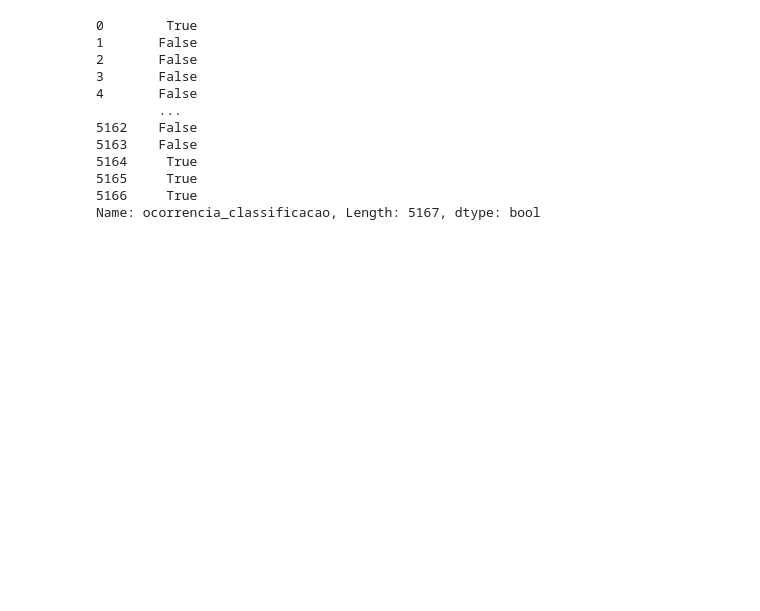
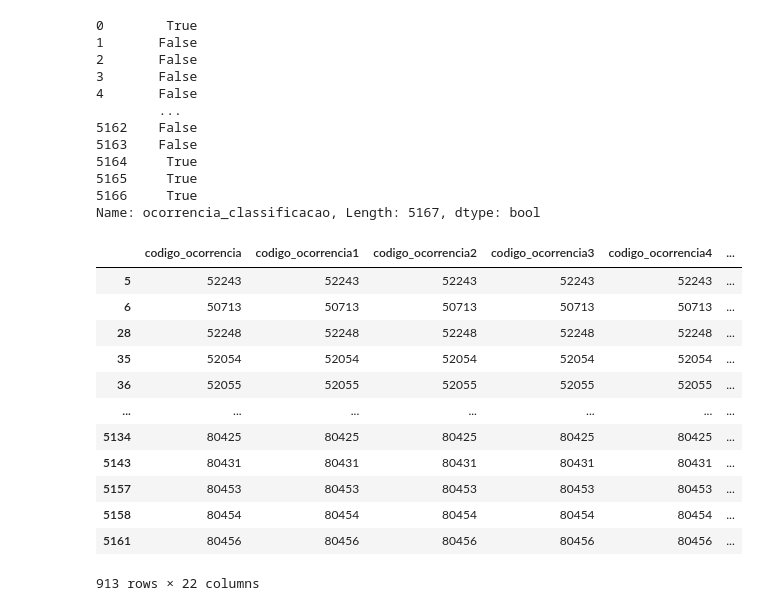
Before and after one commit to Hugox96/Estudos_Python, a Jupyter notebook: Panda_Curso/Pandas_Aula5.ipynb, the cells around one changed output. Cells and saved outputs as stored; diff of their text form; code cells hidden in the pictures; blank space fills up the shorter version.

```diff
--- a/Panda_Curso/Pandas_Aula5.ipynb
+++ b/Panda_Curso/Pandas_Aula5.ipynb
@@ -122,3 +122,21 @@ print(filtro_isin)
 5165     True
 5166     True
 Name: ocorrencia_classificacao, Length: 5167, dtype: bool
+# %%
+filtro_isin = arquivo.ocorrencia_classificacao.isin(["INCIDENTE GRAVE", "INCIDENTE"])
+filtro_cidade = arquivo.ocorrencia_uf == "SP"
+arquivo.loc[filtro_isin & filtro_cidade]
+# %% [output]
+|  | codigo_ocorrencia | codigo_ocorrencia1 | codigo_ocorrencia2 | codigo_ocorrencia3 | codigo_ocorrencia4 | ... |
+| 5 | 52243 | 52243 | 52243 | 52243 | 52243 | ... |
+| 6 | 50713 | 50713 | 50713 | 50713 | 50713 | ... |
+| 28 | 52248 | 52248 | 52248 | 52248 | 52248 | ... |
+| 35 | 52054 | 52054 | 52054 | 52054 | 52054 | ... |
+| 36 | 52055 | 52055 | 52055 | 52055 | 52055 | ... |
+| ... | ... | ... | ... | ... | ... | ... |
+| 5134 | 80425 | 80425 | 80425 | 80425 | 80425 | ... |
+| 5143 | 80431 | 80431 | 80431 | 80431 | 80431 | ... |
+| 5157 | 80453 | 80453 | 80453 | 80453 | 80453 | ... |
+| 5158 | 80454 | 80454 | 80454 | 80454 | 80454 | ... |
+| 5161 | 80456 | 80456 | 80456 | 80456 | 80456 | ... |
+913 rows × 22 columns
```
Also changed, not shown: 1 other file.
